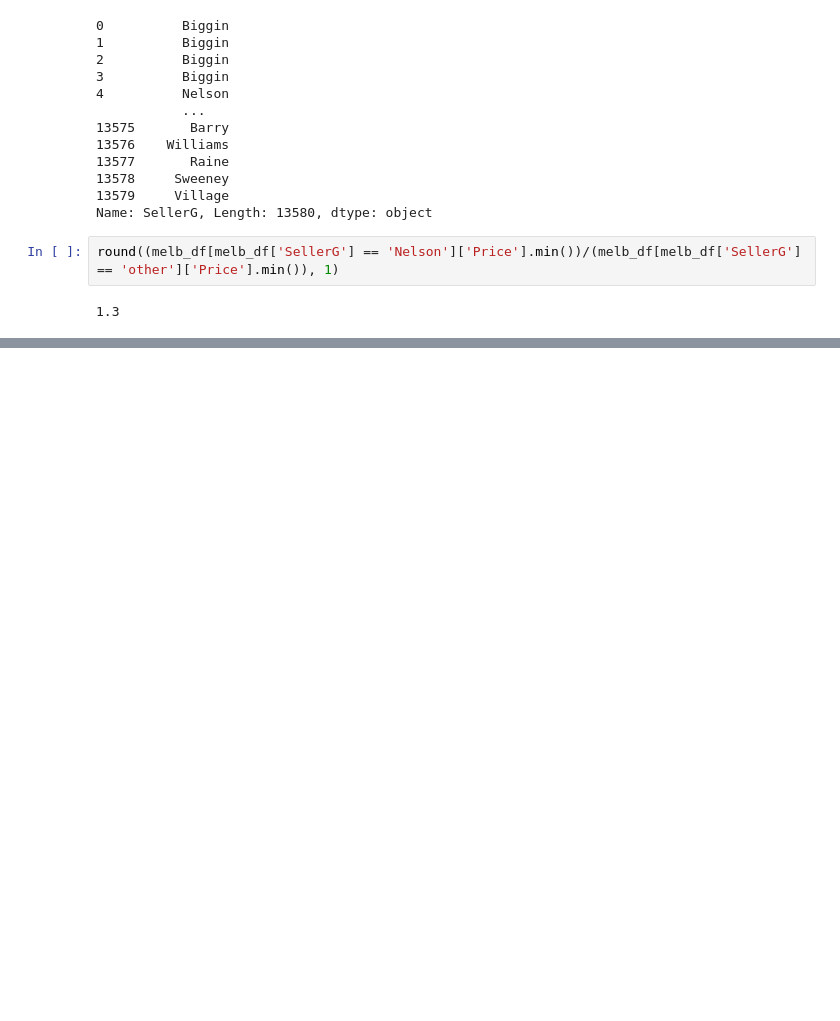
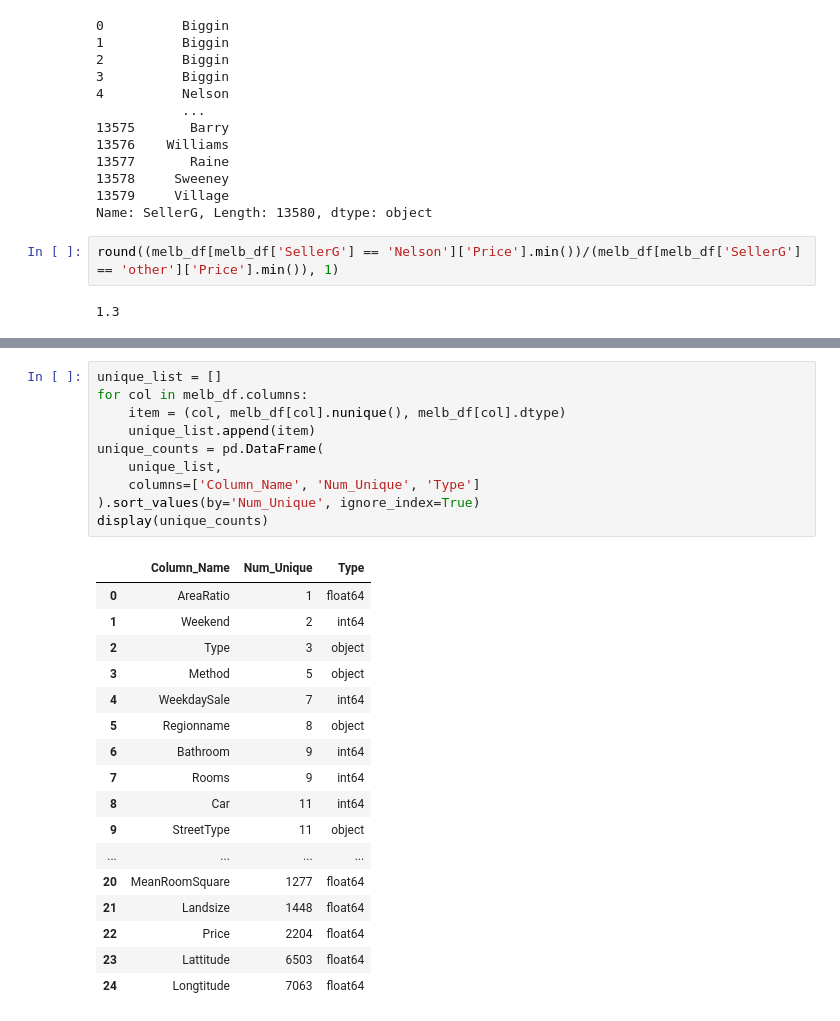
Before and after one commit to halfcalam/sf_sda, a Jupyter notebook: unit_36_4.ipynb, the cells around one changed output, grey strips where cells are left out. Drawn from its saved outputs; the diff is of its cells as text; blank space fills up the shorter version.

```diff
--- a/unit_36_4.ipynb
+++ b/unit_36_4.ipynb
@@ -204,0 +250,28 @@ round((melb_df[melb_df['SellerG'] == 'Nelson']['Price'].min())/(melb_df[melb_df[
+# %%
+unique_list = []
+for col in melb_df.columns:
+    item = (col, melb_df[col].nunique(), melb_df[col].dtype)
+    unique_list.append(item)
+unique_counts = pd.DataFrame(
+    unique_list,
+    columns=['Column_Name', 'Num_Unique', 'Type']
+).sort_values(by='Num_Unique', ignore_index=True)
+display(unique_counts)
+# %% [output]
+|  | Column_Name | Num_Unique | Type |
+| 0 | AreaRatio | 1 | float64 |
+| 1 | Weekend | 2 | int64 |
+| 2 | Type | 3 | object |
+| 3 | Method | 5 | object |
+| 4 | WeekdaySale | 7 | int64 |
+| 5 | Regionname | 8 | object |
+| 6 | Bathroom | 9 | int64 |
+| 7 | Rooms | 9 | int64 |
+| 8 | Car | 11 | int64 |
+| 9 | StreetType | 11 | object |
+| ... | ... | ... | ... |
+| 20 | MeanRoomSquare | 1277 | float64 |
+| 21 | Landsize | 1448 | float64 |
+| 22 | Price | 2204 | float64 |
+| 23 | Lattitude | 6503 | float64 |
+| 24 | Longtitude | 7063 | float64 |
```
Also changed, not shown: parts of 16 cells of this notebook.
